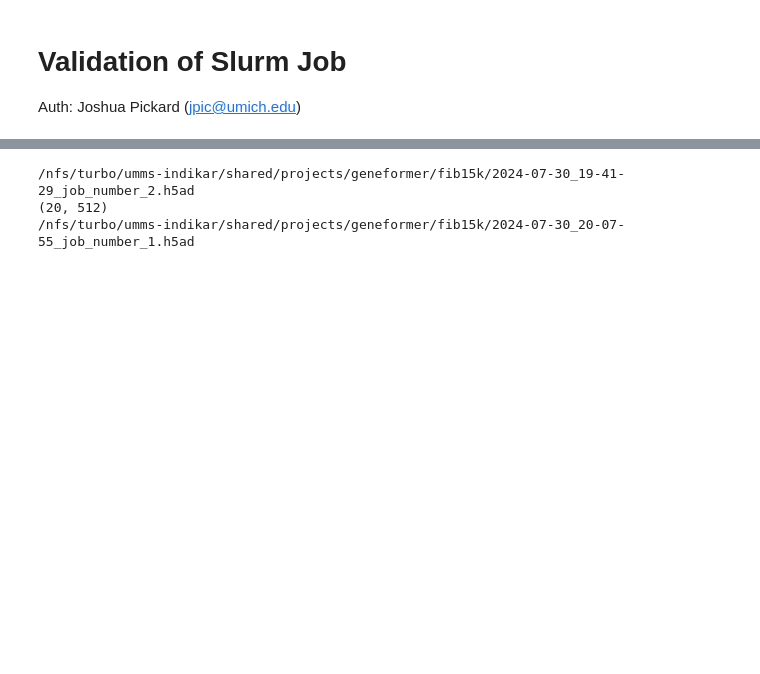
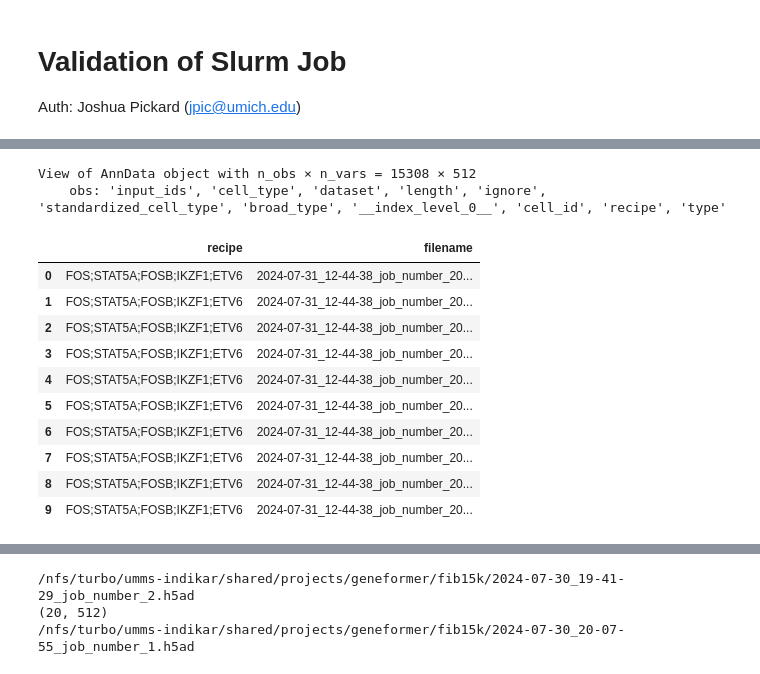
Before and after one commit to Jpickard1/scFoundationModels, a Jupyter notebook: HSC/jpic-investigate.ipynb, the cells around one changed output, grey strips where cells are left out. Saved outputs shown, nothing was run; the diff lists cells and outputs as text; code cells hidden in the pictures; blank space fills up the shorter version.

```diff
--- a/HSC/jpic-investigate.ipynb
+++ b/HSC/jpic-investigate.ipynb
@@ -4,0 +291,20 @@ Auth: Joshua Pickard (jpic@umich.edu)
+# %%
+adata
+# %% [output]
+View of AnnData object with n_obs × n_vars = 15308 × 512
+    obs: 'input_ids', 'cell_type', 'dataset', 'length', 'ignore', 'standardized_cell_type', 'broad_type', '__index_level_0__', 'cell_id', 'recipe', 'type'
+# %%
+adata = sc.read_h5ad('/nfs/turbo/umms-indikar/shared/projects/geneformer/fib15k/jpic/cluster_centroids.h5ad')
+adata.obs
+# %% [output]
+|  | recipe | filename |
+| 0 | FOS;STAT5A;FOSB;IKZF1;ETV6 | 2024-07-31_12-44-38_job_number_20... |
+| 1 | FOS;STAT5A;FOSB;IKZF1;ETV6 | 2024-07-31_12-44-38_job_number_20... |
+| 2 | FOS;STAT5A;FOSB;IKZF1;ETV6 | 2024-07-31_12-44-38_job_number_20... |
+| 3 | FOS;STAT5A;FOSB;IKZF1;ETV6 | 2024-07-31_12-44-38_job_number_20... |
+| 4 | FOS;STAT5A;FOSB;IKZF1;ETV6 | 2024-07-31_12-44-38_job_number_20... |
+| 5 | FOS;STAT5A;FOSB;IKZF1;ETV6 | 2024-07-31_12-44-38_job_number_20... |
+| 6 | FOS;STAT5A;FOSB;IKZF1;ETV6 | 2024-07-31_12-44-38_job_number_20... |
+| 7 | FOS;STAT5A;FOSB;IKZF1;ETV6 | 2024-07-31_12-44-38_job_number_20... |
+| 8 | FOS;STAT5A;FOSB;IKZF1;ETV6 | 2024-07-31_12-44-38_job_number_20... |
+| 9 | FOS;STAT5A;FOSB;IKZF1;ETV6 | 2024-07-31_12-44-38_job_number_20... |
```
Also changed, not shown: parts of 24 cells of this notebook, 3 other files.
